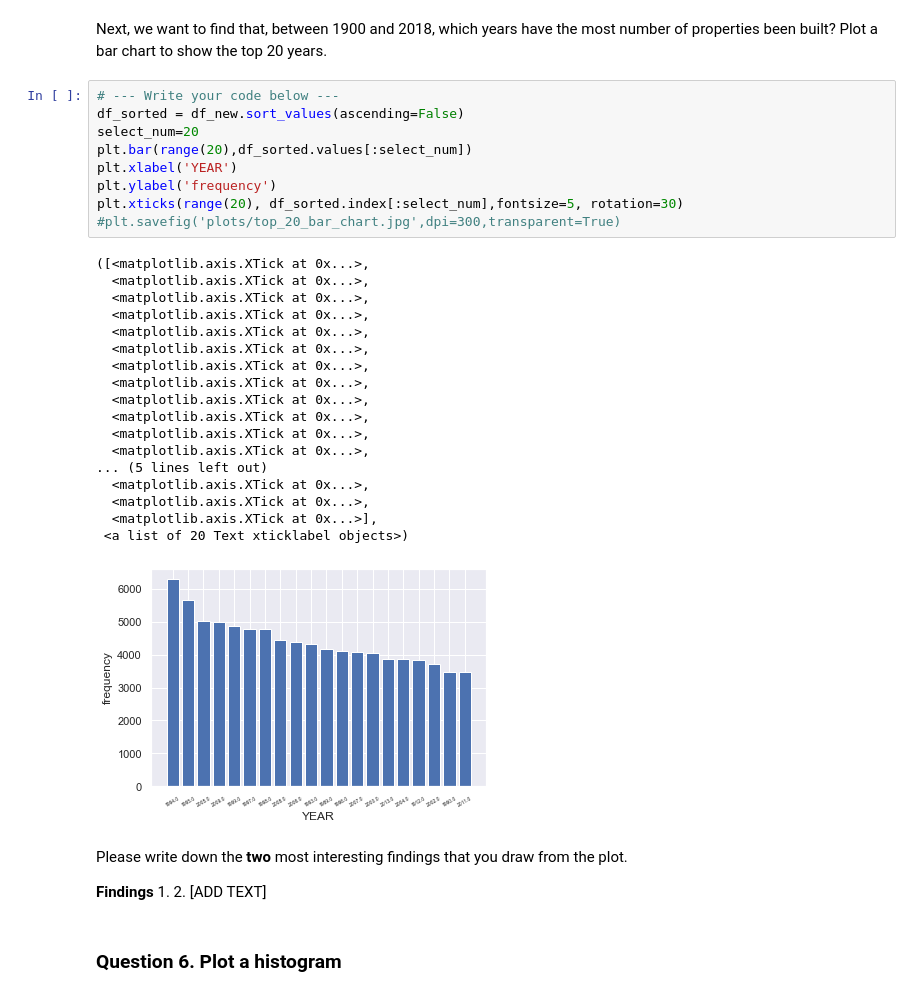
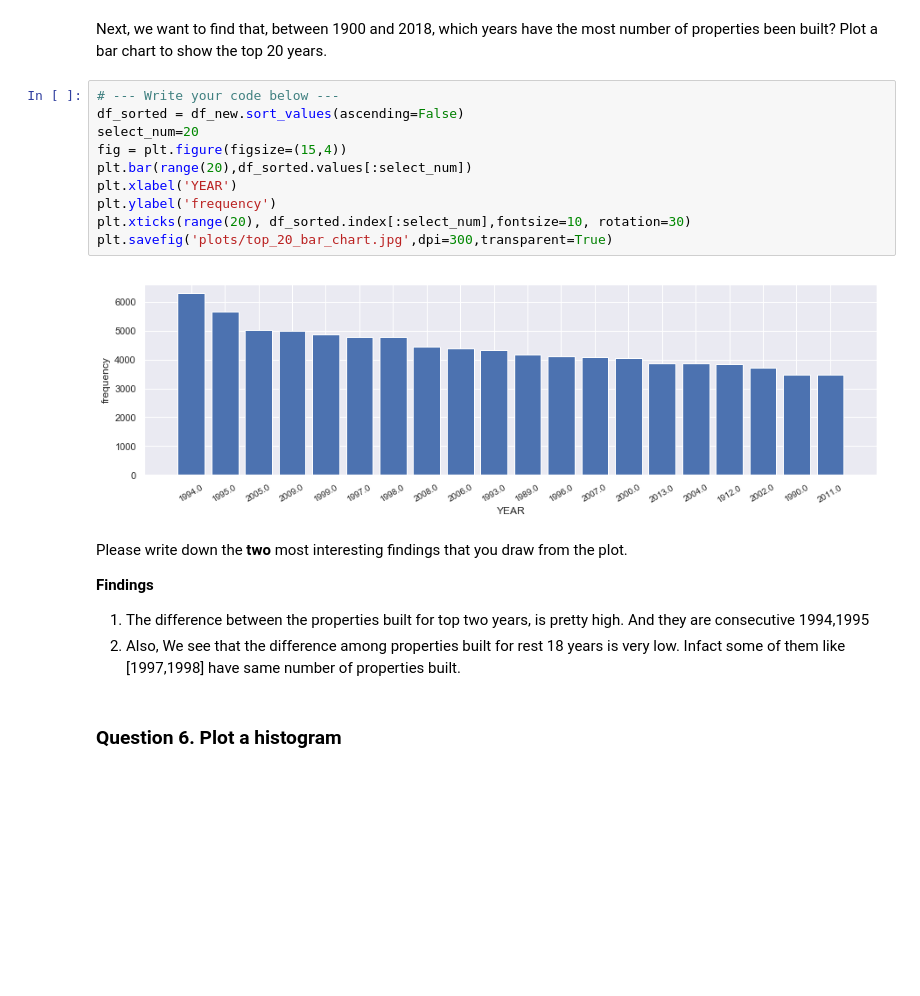
Before and after one commit to meghan14/big_data_projects_python, a Jupyter notebook: eda_bootstrapping_a4/A4.ipynb, the cells around one changed output. Cells and saved outputs as stored; diff of their text form; blank space fills up the shorter version.

```diff
--- a/eda_bootstrapping_a4/A4.ipynb
+++ b/eda_bootstrapping_a4/A4.ipynb
@@ -111,37 +111,21 @@ Next, we want to find that, between 1900 and 2018, which years have the most num
 # %%
 # --- Write your code below ---
 df_sorted = df_new.sort_values(ascending=False)
 select_num=20
+fig = plt.figure(figsize=(15,4))
 plt.bar(range(20),df_sorted.values[:select_num])
 plt.xlabel('YEAR')
 plt.ylabel('frequency')
-plt.xticks(range(20), df_sorted.index[:select_num],fontsize=5, rotation=30)
-#plt.savefig('plots/top_20_bar_chart.jpg',dpi=300,transparent=True)
+plt.xticks(range(20), df_sorted.index[:select_num],fontsize=10, rotation=30)
+plt.savefig('plots/top_20_bar_chart.jpg',dpi=300,transparent=True)
 # %% [output]
-([<matplotlib.axis.XTick at 0x...>,
-  <matplotlib.axis.XTick at 0x...>,
-  <matplotlib.axis.XTick at 0x...>,
-  <matplotlib.axis.XTick at 0x...>,
-  <matplotlib.axis.XTick at 0x...>,
-  <matplotlib.axis.XTick at 0x...>,
-  <matplotlib.axis.XTick at 0x...>,
-  <matplotlib.axis.XTick at 0x...>,
-  <matplotlib.axis.XTick at 0x...>,
-  <matplotlib.axis.XTick at 0x...>,
-  <matplotlib.axis.XTick at 0x...>,
-  <matplotlib.axis.XTick at 0x...>,
-... (5 lines left out)
-  <matplotlib.axis.XTick at 0x...>,
-  <matplotlib.axis.XTick at 0x...>,
-  <matplotlib.axis.XTick at 0x...>],
- <a list of 20 Text xticklabel objects>)
-[figure, old version]
+[figure, new version]
-# %% [markdown]
-Please write down the **two** most interesting findings that you draw from the plot.
-
-**Findings**
-1.
-2. [ADD TEXT]
+# %% [markdown]
+Please write down the **two** most interesting findings that you draw from the plot.
+
+**Findings**
+1. The difference between the properties built for top two years, is pretty high. And they are consecutive 1994,1995
+2. Also, We see that the difference among properties built for rest 18 years is very low. Infact some of them like [1997,1998] have same number of properties built.
 # %% [markdown]
 ### Question 6. Plot a histogram
 # %% [markdown]
```
Also changed, not shown: parts of 9 cells of this notebook.
